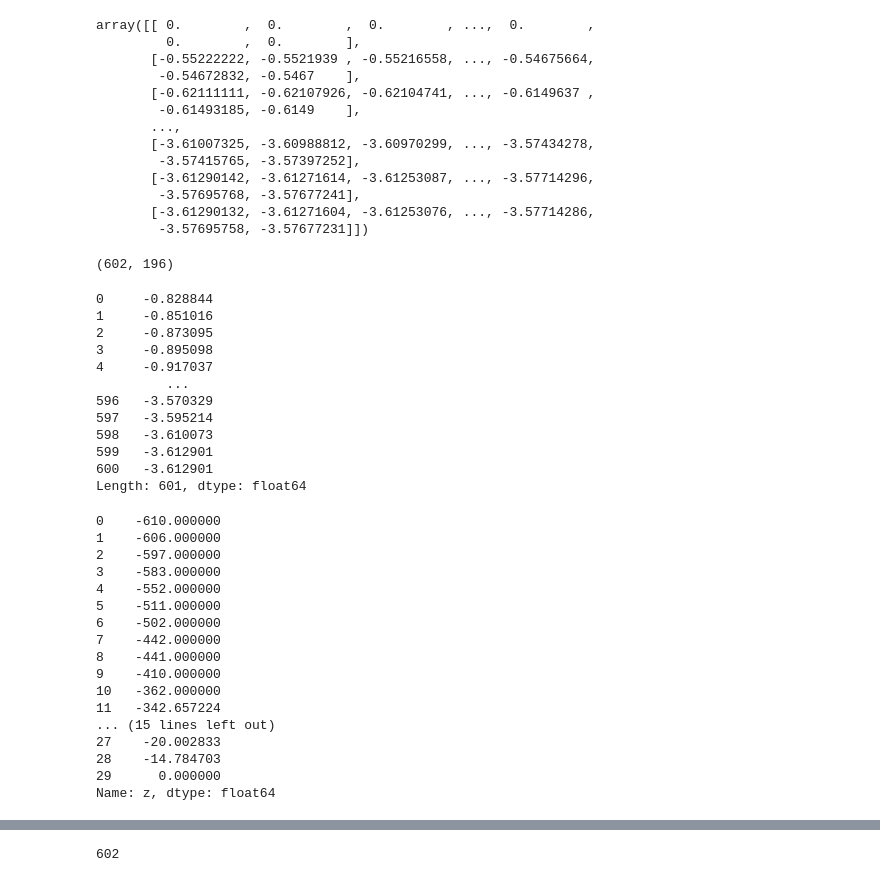
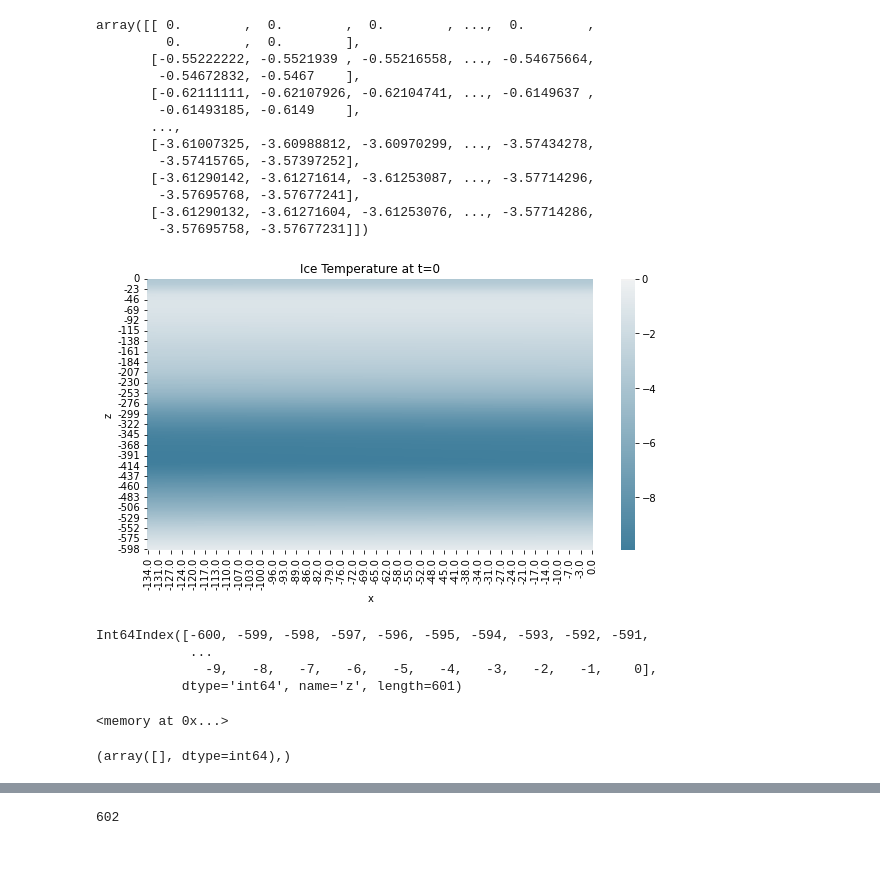
Before and after one commit to jzmejia/crevasse_propagation, a Jupyter notebook: testing.ipynb, the cells around one changed output, grey strips where cells are left out. Cells and saved outputs as stored; diff of their text form; code cells hidden in the pictures; blank space fills up the shorter version.

Commit message:
added thermal model

```diff
--- a/testing.ipynb
+++ b/testing.ipynb
@@ -97,43 +99,31 @@ array([[ 0.        ,  0.        ,  0.        , ...,  0.        ,
         -3.57695768, -3.57677241],
        [-3.61290132, -3.61271604, -3.61253076, ..., -3.57714286,
         -3.57695758, -3.57677231]])
-# %%
-np.outer(tmod.T_upglacier,np.linspace(1,0.99,tmod.x.size)).shape
-# %% [output]
-(602, 196)
-# %%
-T=pd.Series(np.interp(tmod.z,tprof['z'],tprof['T'])).rolling(27, min_periods=1, center=True).mean()
-T
-# %% [output]
-0     -0.828844
-1     -0.851016
-2     -0.873095
-3     -0.895098
-4     -0.917037
-         ...
-596   -3.570329
-597   -3.595214
-598   -3.610073
-599   -3.612901
-600   -3.612901
-Length: 601, dtype: float64
 # %%
-tprof['z'][
+Tdf=pd.DataFrame(data=tmod.T,index=tmod.z,columns=np.round(tmod.x))
+fig=plt.figure(figsize=(10,5))
+sns.heatmap(Tdf[::-1],
+            cmap=sns.diverging_palette(230, 20, as_cmap=True), center=0
+            )
+plt.ylabel('z')
+plt.xlabel('x')
+plt.title("Ice Temperature at t=0")
+fig.savefig('/Users/jess/models/crevprop/ice_temperature.png')
 # %% [output]
-0    -610.000000
-1    -606.000000
-2    -597.000000
-3    -583.000000
-4    -552.000000
-5    -511.000000
-6    -502.000000
-7    -442.000000
-8    -441.000000
-9    -410.000000
-10   -362.000000
-11   -342.657224
-... (15 lines left out)
-27    -20.002833
-28    -14.784703
-29      0.000000
-Name: z, dtype: float64
+[figure, added]
+# %%
+Tdf.index.rename('z',inplace=True)
+Tdf.index
+# %% [output]
+Int64Index([-600, -599, -598, -597, -596, -595, -594, -593, -592, -591,
+            ...
+              -9,   -8,   -7,   -6,   -5,   -4,   -3,   -2,   -1,    0],
+           dtype='int64', name='z', length=601)
+# %%
+np.arange(-600,5,5).data
+# %% [output]
+<memory at 0x...>
+# %%
+np.where(tmod.z in tmod.z[::5])
+# %% [output]
+(array([], dtype=int64),)
```
Also changed, not shown: parts of 5 cells of this notebook, 2 other files.
